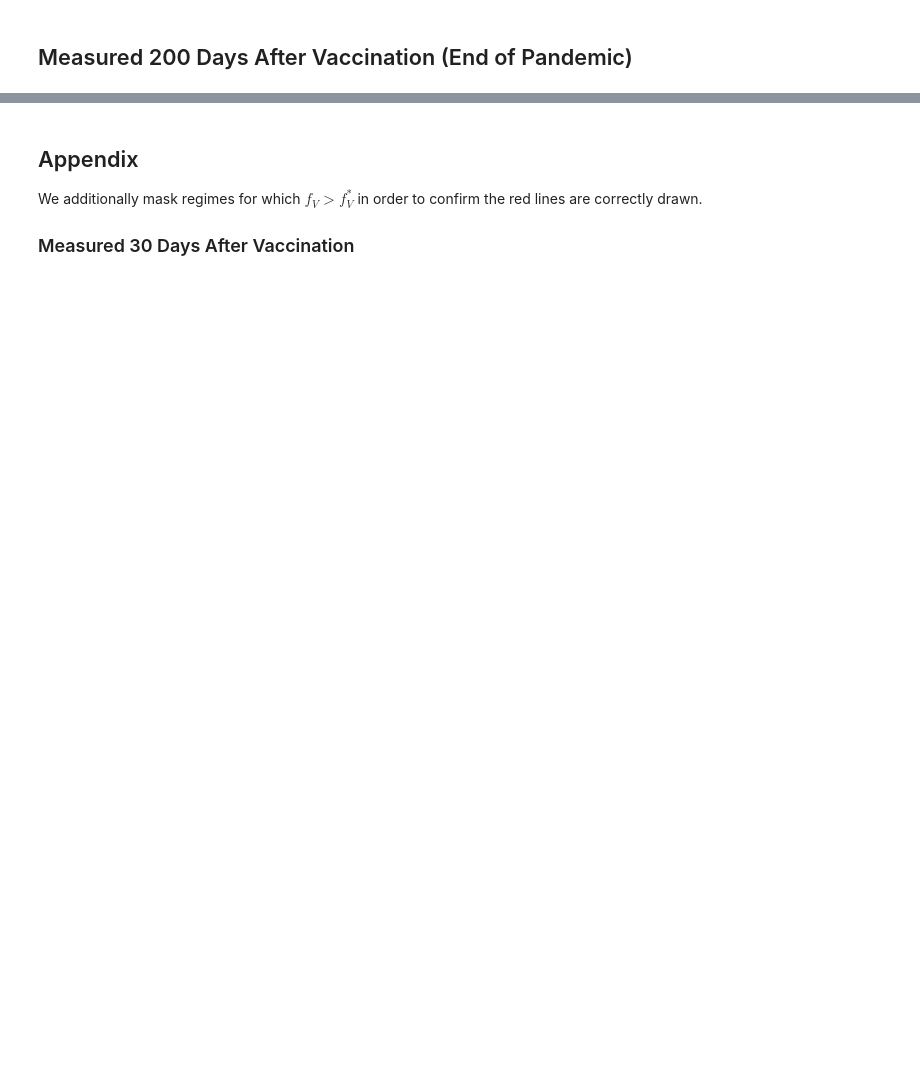
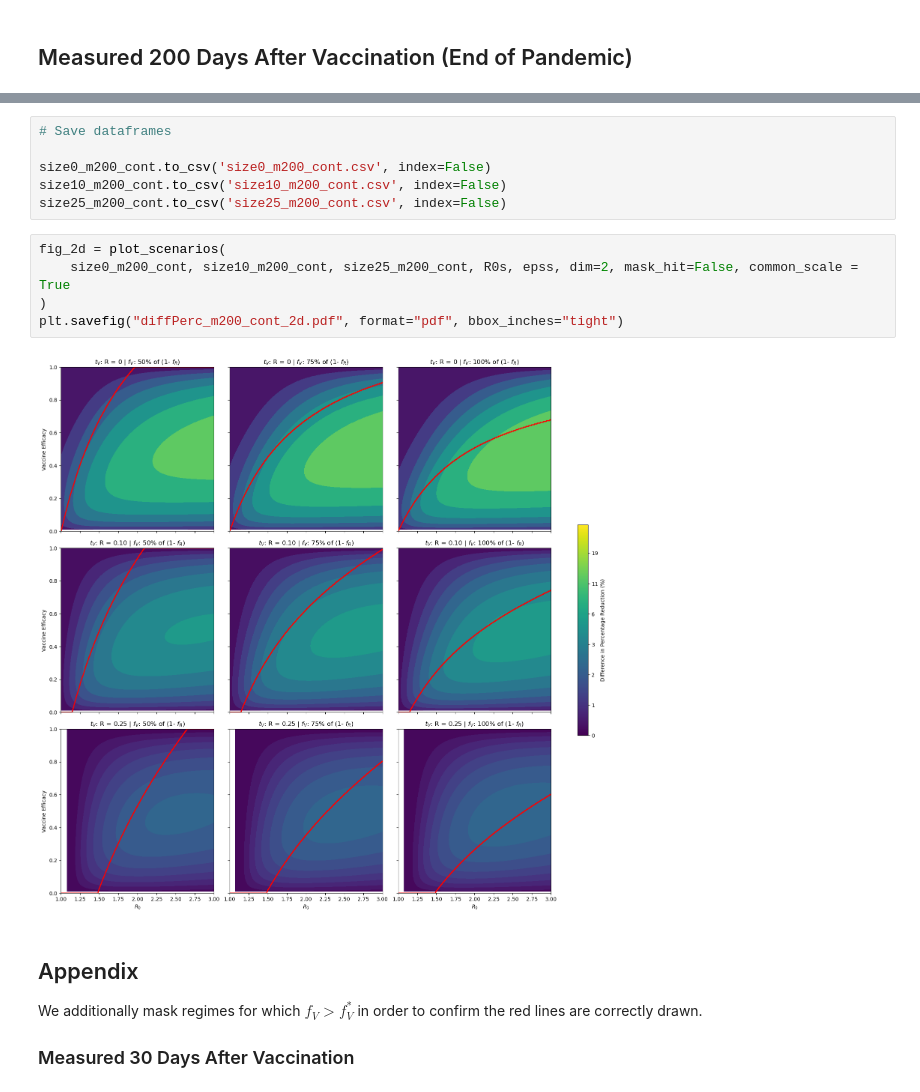
Before and after one commit to anjalika-nande/VaccineEfficacy, a Jupyter notebook: Scenarios/4_Scenarios_cont.ipynb, the cells around one changed output, grey strips where cells are left out. Saved outputs shown, nothing was run; the diff lists cells and outputs as text; blank space fills up the shorter version.

```diff
--- a/Scenarios/4_Scenarios_cont.ipynb
+++ b/Scenarios/4_Scenarios_cont.ipynb
@@ -344,3 +319,16 @@ Stored 'size25_m200_cont' (DataFrame)
+# %%
+# Save dataframes
+
+size0_m200_cont.to_csv('size0_m200_cont.csv', index=False)
+size10_m200_cont.to_csv('size10_m200_cont.csv', index=False)
+size25_m200_cont.to_csv('size25_m200_cont.csv', index=False)
+# %%
+fig_2d = plot_scenarios(
+    size0_m200_cont, size10_m200_cont, size25_m200_cont, R0s, epss, dim=2, mask_hit=False, common_scale = True
+)
+plt.savefig("diffPerc_m200_cont_2d.pdf", format="pdf", bbox_inches="tight")
+# %% [output]
+[figure, added]
 # %% [markdown]
 ## Appendix
 
```
Also changed, not shown: parts of 9 cells of this notebook.
